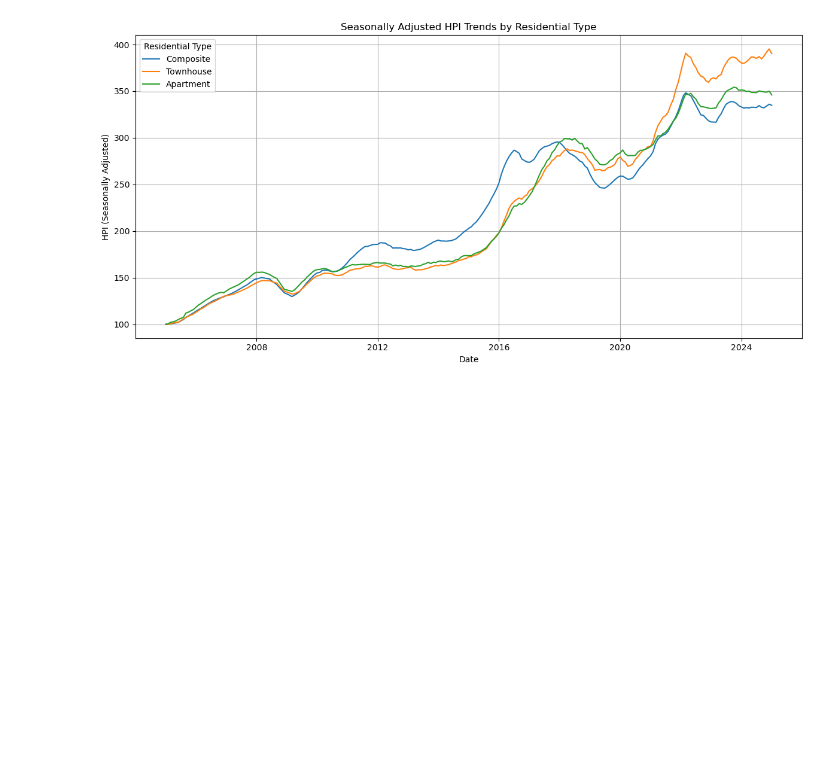
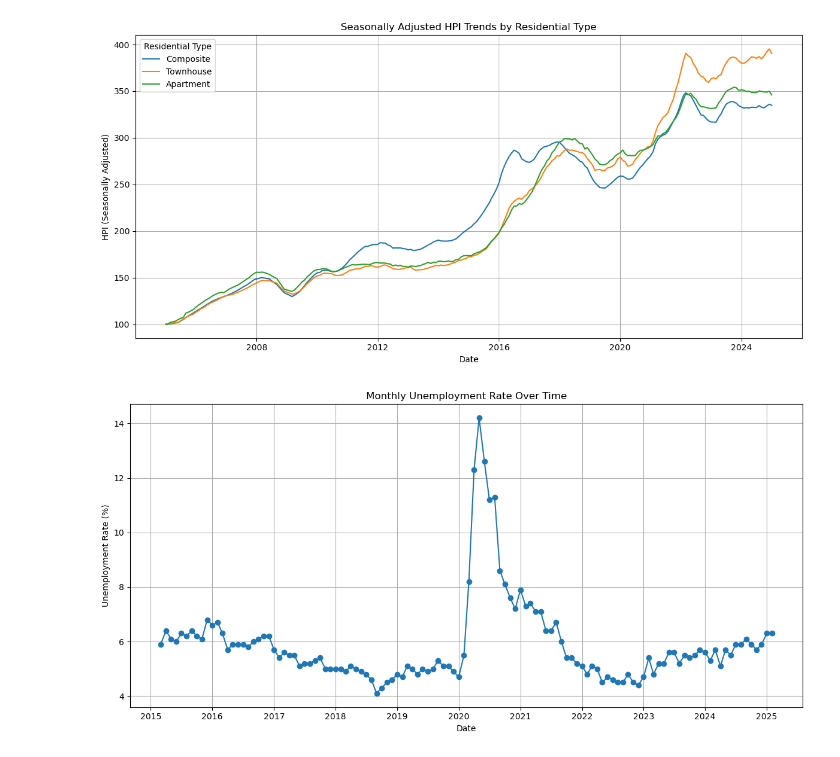
Before and after one commit to Ericzhouhy/CMPT_733_Final_Project, a Jupyter notebook: larry/cleand_data_visulization.ipynb, the cells around one changed output. Saved outputs shown, nothing was run; the diff lists cells and outputs as text; code cells hidden in the pictures; blank space fills up the shorter version.

Commit message:
Add line chart of monthly unemployment rate since2015

```diff
--- a/larry/cleand_data_visulization.ipynb
+++ b/larry/cleand_data_visulization.ipynb
@@ -122,3 +122,22 @@ plt.tight_layout()
 plt.show()
 # %% [output]
 [figure]
+# %%
+# Load the dataset
+df = pd.read_csv("../cleaned_data/cleaned_unemployment.csv")
+
+# Convert 'Date' to datetime
+df['Date'] = pd.to_datetime(df['Date'], format='%Y-%m')
+
+# Plot
+plt.figure(figsize=(12, 6))
+plt.plot(df['Date'], df['Unemployment_rate'], marker='o', linestyle='-')
+
+plt.title("Monthly Unemployment Rate Over Time")
+plt.xlabel("Date")
+plt.ylabel("Unemployment Rate (%)")
+plt.grid(True)
+plt.tight_layout()
+plt.show()
+# %% [output]
+[figure, added]
```
